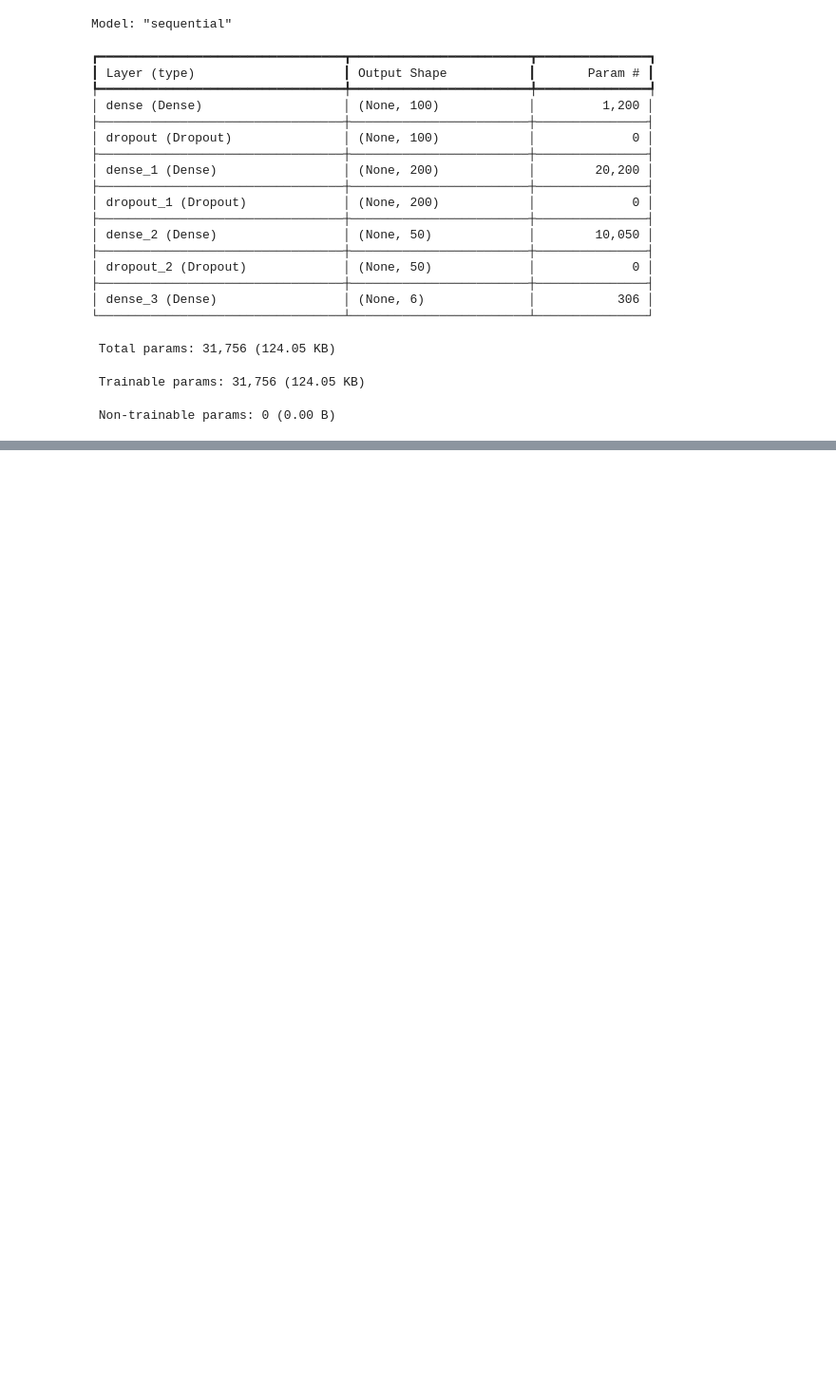
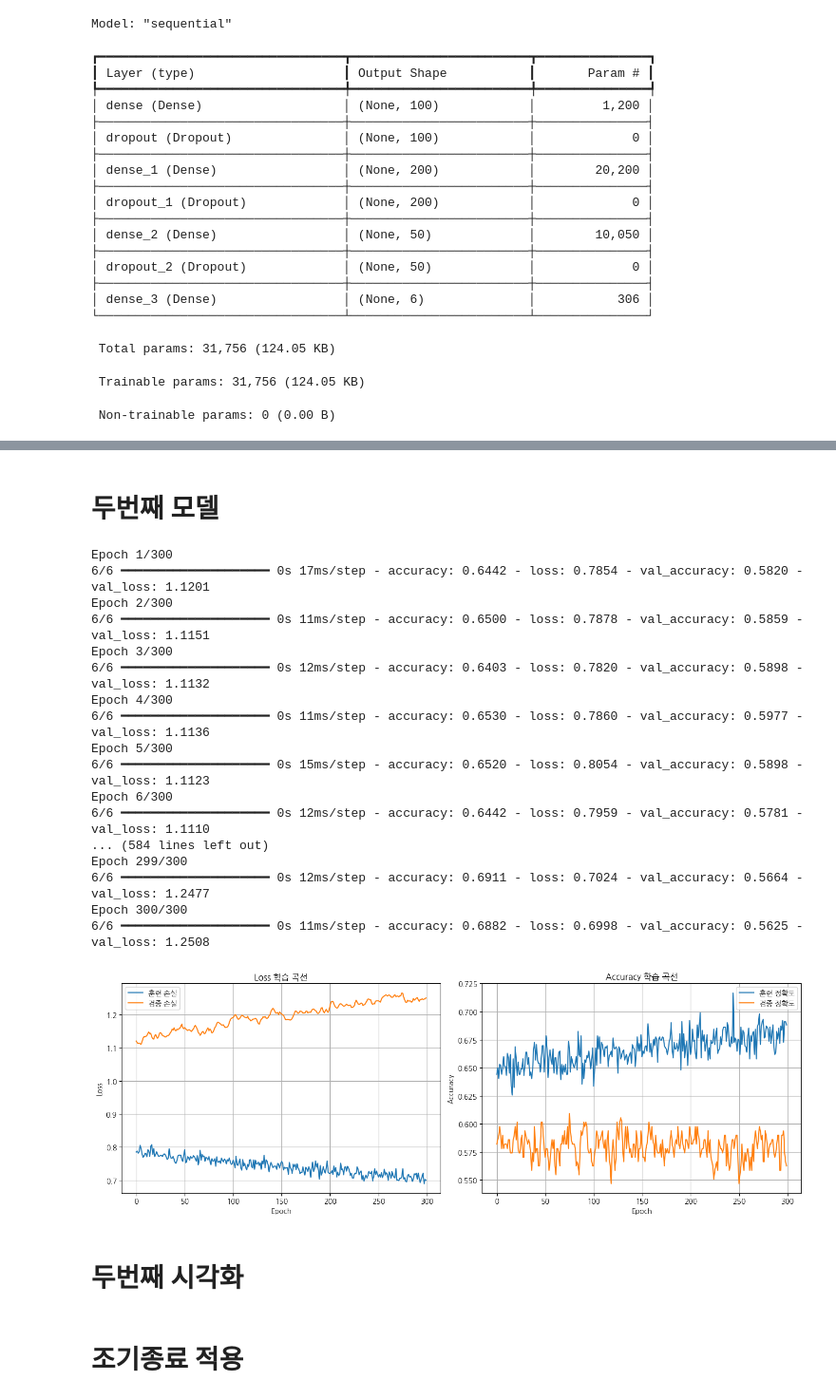
Before and after one commit to blackhole-24/ubuntu, a Jupyter notebook: 1_dnn.ipynb, the cells around one changed output, grey strips where cells are left out. Shown at 95% size. Drawn from its saved outputs; the diff is of its cells as text; code cells hidden in the pictures; blank space fills up the shorter version.

```diff
--- a/1_dnn.ipynb
+++ b/1_dnn.ipynb
@@ -323,0 +335,62 @@ Model: "sequential_1"
+# %% [markdown]
+# 두번째 모델
+# %%
+# 학습
+history = model.fit(
+    X_train_scaled_ary, y_train_ohe,
+    epochs=300,
+    batch_size=200,
+    verbose=1,
+    validation_split=0.2
+)
+
+# 시각화
+import matplotlib.pyplot as plt
+plt.rcParams['font.family'] = 'NanumGothic'
+plt.rcParams['axes.unicode_minus'] = False
+
+fig, axes = plt.subplots(1, 2, figsize=(14, 5))
+
+# 왼쪽: Loss 곡선
+axes[0].plot(history.history['loss'],     label='훈련 손실')
+axes[0].plot(history.history['val_loss'], label='검증 손실')
+axes[0].set_title('Loss 학습 곡선')
+axes[0].set_xlabel('Epoch')
+axes[0].set_ylabel('Loss')
+axes[0].legend()
+axes[0].grid(True)
+
+# 오른쪽: Accuracy 곡선
+axes[1].plot(history.history['accuracy'],     label='훈련 정확도')
+axes[1].plot(history.history['val_accuracy'], label='검증 정확도')
+axes[1].set_title('Accuracy 학습 곡선')
+axes[1].set_xlabel('Epoch')
+axes[1].set_ylabel('Accuracy')
+axes[1].legend()
+axes[1].grid(True)
+
+plt.tight_layout()
+plt.show()
+# %% [output]
+Epoch 1/300
+6/6 ━━━━━━━━━━━━━━━━━━━━ 0s 17ms/step - accuracy: 0.6442 - loss: 0.7854 - val_accuracy: 0.5820 - val_loss: 1.1201
+Epoch 2/300
+6/6 ━━━━━━━━━━━━━━━━━━━━ 0s 11ms/step - accuracy: 0.6500 - loss: 0.7878 - val_accuracy: 0.5859 - val_loss: 1.1151
+Epoch 3/300
+6/6 ━━━━━━━━━━━━━━━━━━━━ 0s 12ms/step - accuracy: 0.6403 - loss: 0.7820 - val_accuracy: 0.5898 - val_loss: 1.1132
+Epoch 4/300
+6/6 ━━━━━━━━━━━━━━━━━━━━ 0s 11ms/step - accuracy: 0.6530 - loss: 0.7860 - val_accuracy: 0.5977 - val_loss: 1.1136
+Epoch 5/300
+6/6 ━━━━━━━━━━━━━━━━━━━━ 0s 15ms/step - accuracy: 0.6520 - loss: 0.8054 - val_accuracy: 0.5898 - val_loss: 1.1123
+Epoch 6/300
+6/6 ━━━━━━━━━━━━━━━━━━━━ 0s 12ms/step - accuracy: 0.6442 - loss: 0.7959 - val_accuracy: 0.5781 - val_loss: 1.1110
+... (584 lines left out)
+Epoch 299/300
+6/6 ━━━━━━━━━━━━━━━━━━━━ 0s 12ms/step - accuracy: 0.6911 - loss: 0.7024 - val_accuracy: 0.5664 - val_loss: 1.2477
+Epoch 300/300
+6/6 ━━━━━━━━━━━━━━━━━━━━ 0s 11ms/step - accuracy: 0.6882 - loss: 0.6998 - val_accuracy: 0.5625 - val_loss: 1.2508
+[figure, added]
+# %% [markdown]
+# 두번째 시각화
+# %% [markdown]
+# 조기종료 적용
```
Also changed, not shown: parts of 27 cells of this notebook.
